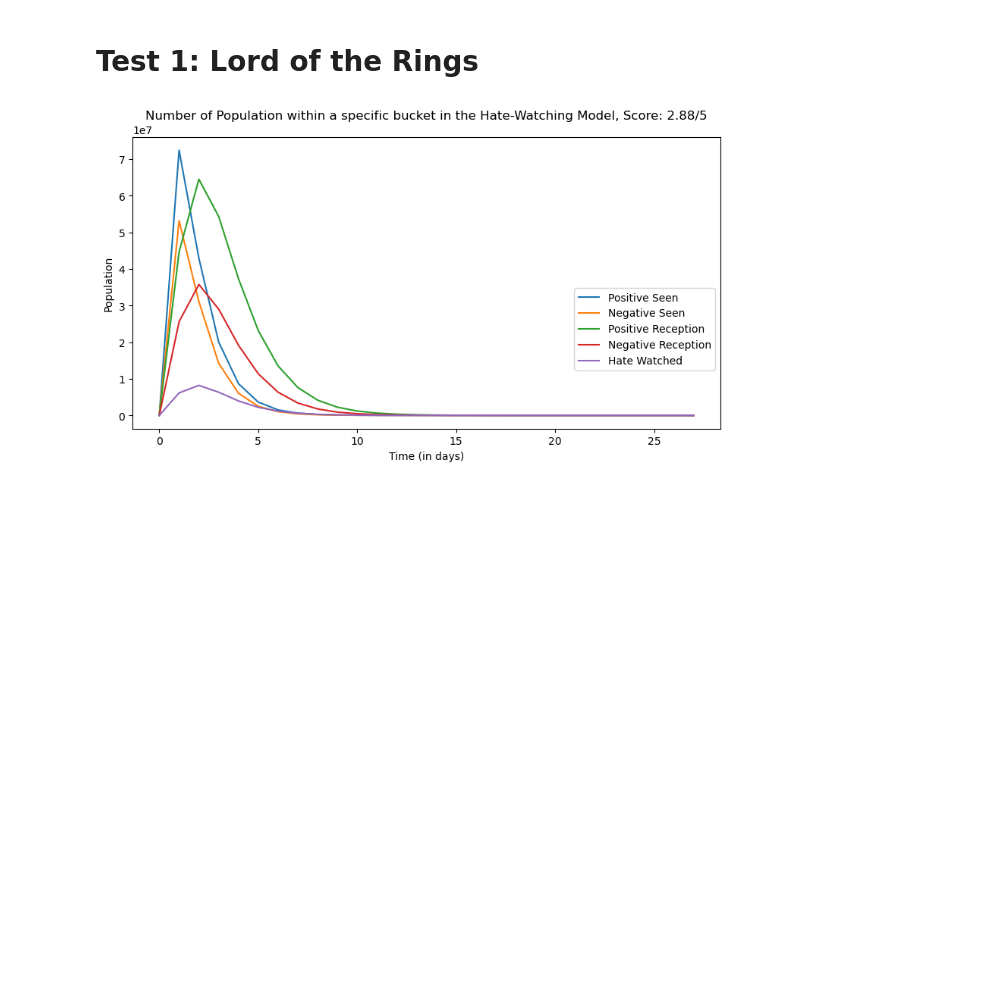
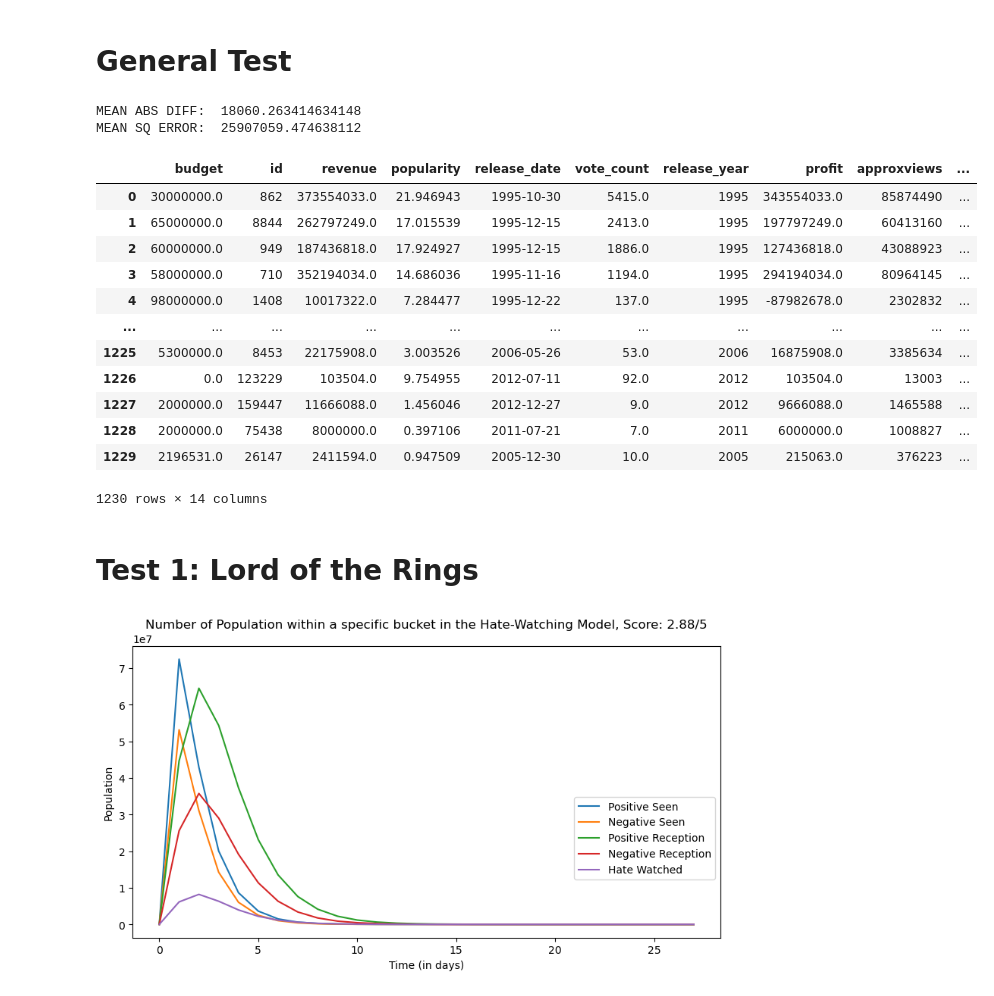
Before and after one commit to Paolo1151/HateWatchingSimulation, a Jupyter notebook: simulation.ipynb, the cells around one changed output. Saved outputs shown, nothing was run; the diff lists cells and outputs as text; code cells hidden in the pictures; blank space fills up the shorter version.

Commit message:
Added Final Dataset +Updated Simulation

```diff
--- a/simulation.ipynb
+++ b/simulation.ipynb
@@ -0,0 +1,2 @@
+# %% [markdown]
+# General Test
@@ -1,3 +147,26 @@
+# %%
+final_dataset = pd.read_csv('Final_Dataset_for_study.csv')
+final_dataset['difference'] = final_dataset.apply(lambda x: simulate(x['popularity'], x['rating'], x['approxviews']), axis=1)
+print("MEAN ABS DIFF: ", abs(final_dataset['difference'].mean()))
+final_dataset['sqr_diff'] = final_dataset['difference'] * final_dataset['difference']
+print("MEAN SQ ERROR: ", (final_dataset['sqr_diff'].mean())**(1/2))
+final_dataset
+# %% [output]
+MEAN ABS DIFF:  18060.263414634148
+MEAN SQ ERROR:  25907059.474638112
+|  | budget | id | revenue | popularity | release_date | vote_count | release_year | profit | approxviews | ... |
+| 0 | 30000000.0 | 862 | 373554033.0 | 21.946943 | 1995-10-30 | 5415.0 | 1995 | 343554033.0 | 85874490 | ... |
+| 1 | 65000000.0 | 8844 | 262797249.0 | 17.015539 | 1995-12-15 | 2413.0 | 1995 | 197797249.0 | 60413160 | ... |
+| 2 | 60000000.0 | 949 | 187436818.0 | 17.924927 | 1995-12-15 | 1886.0 | 1995 | 127436818.0 | 43088923 | ... |
+| 3 | 58000000.0 | 710 | 352194034.0 | 14.686036 | 1995-11-16 | 1194.0 | 1995 | 294194034.0 | 80964145 | ... |
+| 4 | 98000000.0 | 1408 | 10017322.0 | 7.284477 | 1995-12-22 | 137.0 | 1995 | -87982678.0 | 2302832 | ... |
+| ... | ... | ... | ... | ... | ... | ... | ... | ... | ... | ... |
+| 1225 | 5300000.0 | 8453 | 22175908.0 | 3.003526 | 2006-05-26 | 53.0 | 2006 | 16875908.0 | 3385634 | ... |
+| 1226 | 0.0 | 123229 | 103504.0 | 9.754955 | 2012-07-11 | 92.0 | 2012 | 103504.0 | 13003 | ... |
+| 1227 | 2000000.0 | 159447 | 11666088.0 | 1.456046 | 2012-12-27 | 9.0 | 2012 | 9666088.0 | 1465588 | ... |
+| 1228 | 2000000.0 | 75438 | 8000000.0 | 0.397106 | 2011-07-21 | 7.0 | 2011 | 6000000.0 | 1008827 | ... |
+| 1229 | 2196531.0 | 26147 | 2411594.0 | 0.947509 | 2005-12-30 | 10.0 | 2005 | 215063.0 | 376223 | ... |
+1230 rows × 14 columns
 # %% [markdown]
 # Test 1: Lord of the Rings
 # %%
```
Also changed, not shown: parts of 1 cell of this notebook, 1 other file.
